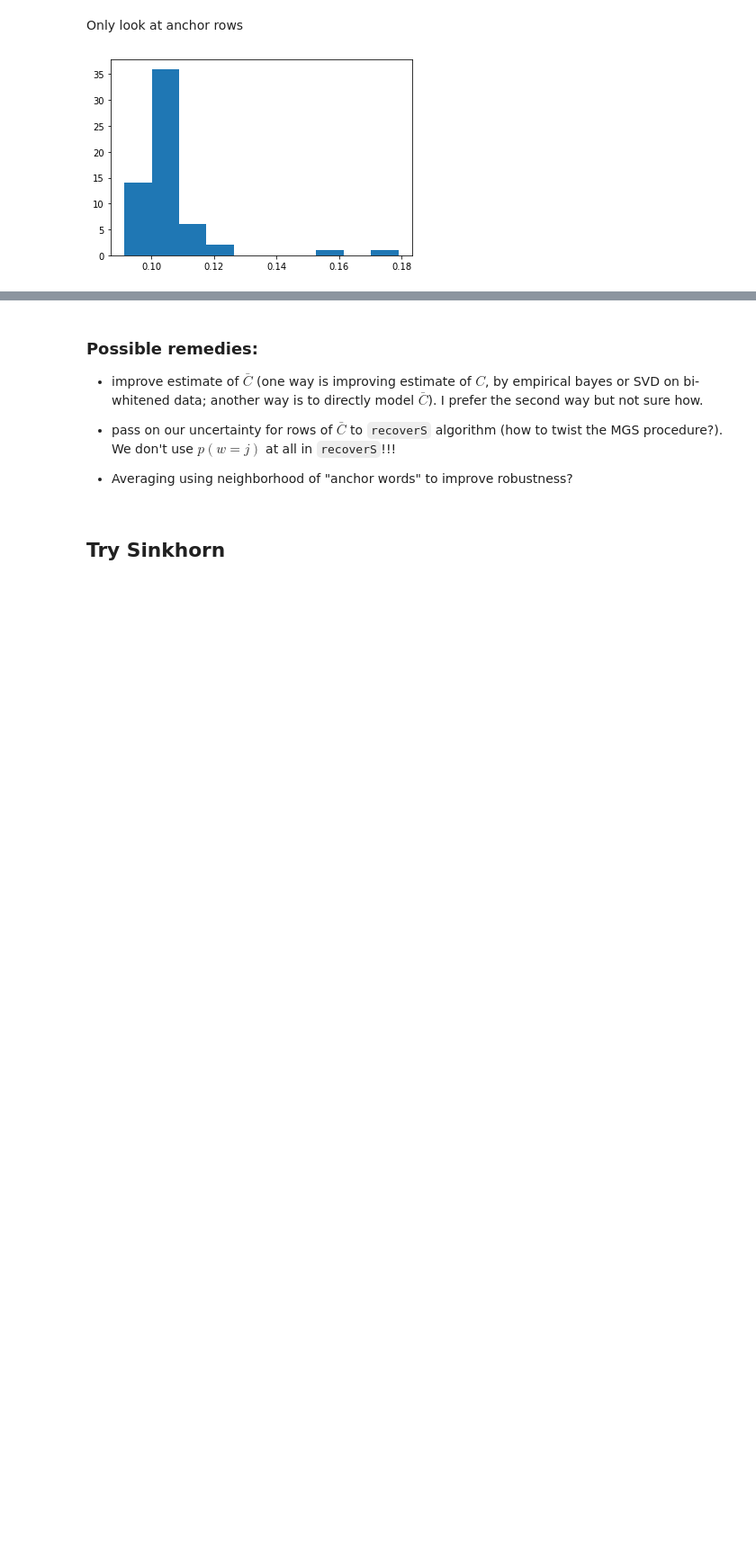
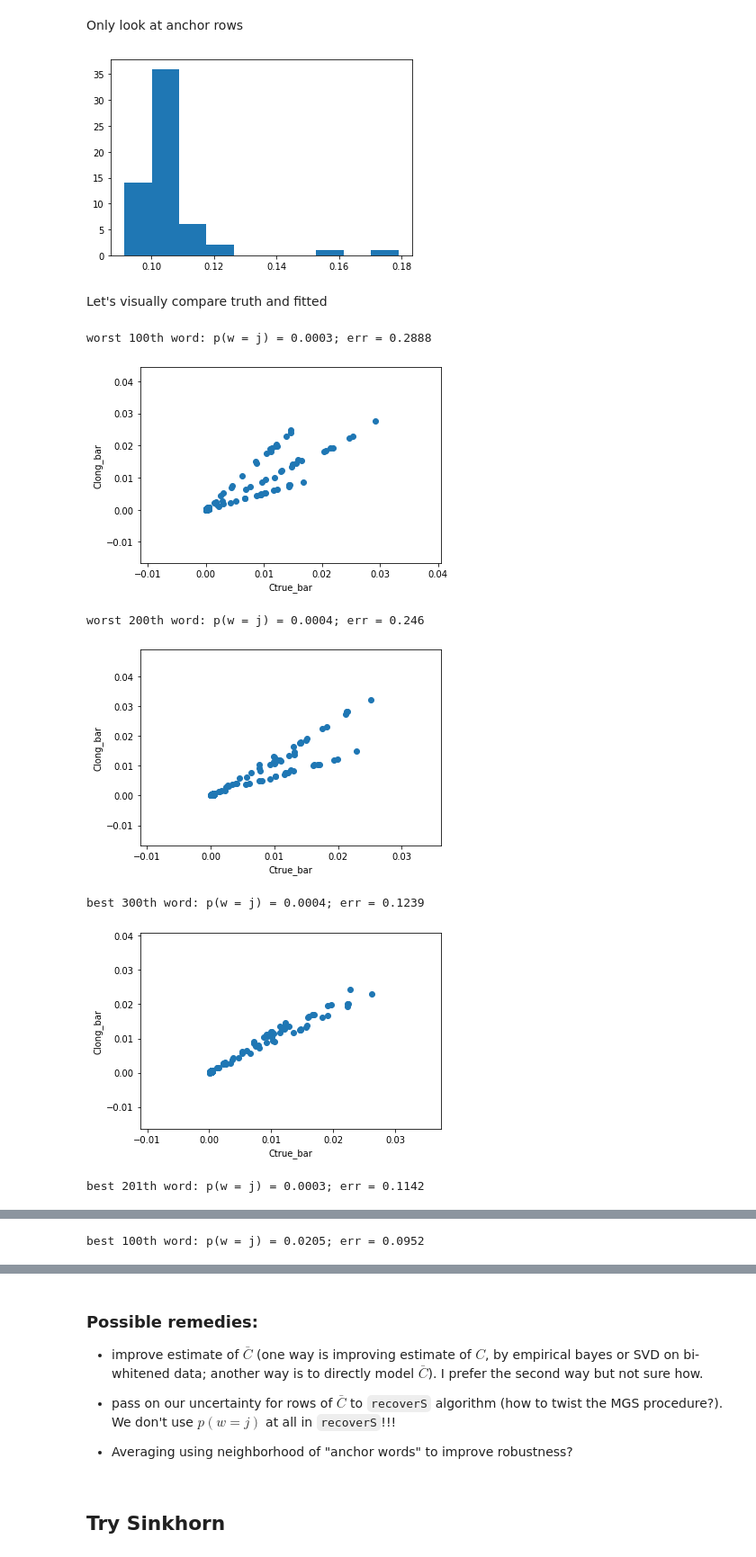
Before and after one commit to zihao12/pyJSMF-RAW, a Jupyter notebook: experiments/investigate_recoverS.ipynb, the cells around one changed output, grey strips where cells are left out. Shown at 90% size. Saved outputs shown, nothing was run; the diff lists cells and outputs as text; code cells hidden in the pictures; blank space fills up the shorter version.

```diff
--- a/experiments/investigate_recoverS.ipynb
+++ b/experiments/investigate_recoverS.ipynb
@@ -167,3 +167,57 @@ plt.hist(np.abs(Clong_bar - Ctrue_bar).sum(axis = 1)[:60])
 plt.show()
 # %% [output]
 [figure]
+# %% [markdown]
+Let's visually compare truth and fitted
+# %%
+err_l1 = np.abs(Clong_bar - Ctrue_bar).sum(axis = 1)
+idx_list = err_l1.argsort()
+
+idx = idx_list[-100]
+print("worst 100th word: p(w = j) = {}; err = {}".format(
+    Ctrue[idx,:].sum().round(4), err_l1[idx].round(4)))
+plt.scatter(Ctrue_bar[idx,:],Clong_bar[idx,:])
+plt.xlabel("Ctrue_bar")
+plt.ylabel("Clong_bar")
+plt.show()
+
+
+idx = idx_list[-200]
+print("worst 200th word: p(w = j) = {}; err = {}".format(
+    Ctrue[idx,:].sum().round(4), err_l1[idx].round(4)))
+plt.scatter(Ctrue_bar[idx,:],Clong_bar[idx,:])
+plt.xlabel("Ctrue_bar")
+plt.ylabel("Clong_bar")
+plt.show()
+
+idx = idx_list[300]
+print("best 300th word: p(w = j) = {}; err = {}".format(
+    Ctrue[idx,:].sum().round(4), err_l1[idx].round(4)))
+plt.scatter(Ctrue_bar[idx,:],Clong_bar[idx,:])
+plt.xlabel("Ctrue_bar")
+plt.ylabel("Clong_bar")
+plt.show()
+
+idx = idx_list[201]
+print("best 201th word: p(w = j) = {}; err = {}".format(
+    Ctrue[idx,:].sum().round(4), err_l1[idx].round(4)))
+plt.scatter(Ctrue_bar[idx,:],Clong_bar[idx,:])
+plt.xlabel("Ctrue_bar")
+plt.ylabel("Clong_bar")
+plt.show()
+
+idx = idx_list[100]
+print("best 100th word: p(w = j) = {}; err = {}".format(
+    Ctrue[idx,:].sum().round(4), err_l1[idx].round(4)))
+plt.scatter(Ctrue_bar[idx,:],Clong_bar[idx,:])
+plt.xlabel("Ctrue_bar")
+plt.ylabel("Clong_bar")
+plt.show()
+# %% [output]
+worst 100th word: p(w = j) = 0.0003; err = 0.2888
+[figure, added]
+worst 200th word: p(w = j) = 0.0004; err = 0.246
+[figure, added]
+best 300th word: p(w = j) = 0.0004; err = 0.1239
+[figure, added]
+best 201th word: p(w = j) = 0.0003; err = 0.1142
@@ -169,0 +225 @@ plt.show()
+best 100th word: p(w = j) = 0.0205; err = 0.0952
```
Also changed, not shown: parts of 4 cells of this notebook, 3 other files.
